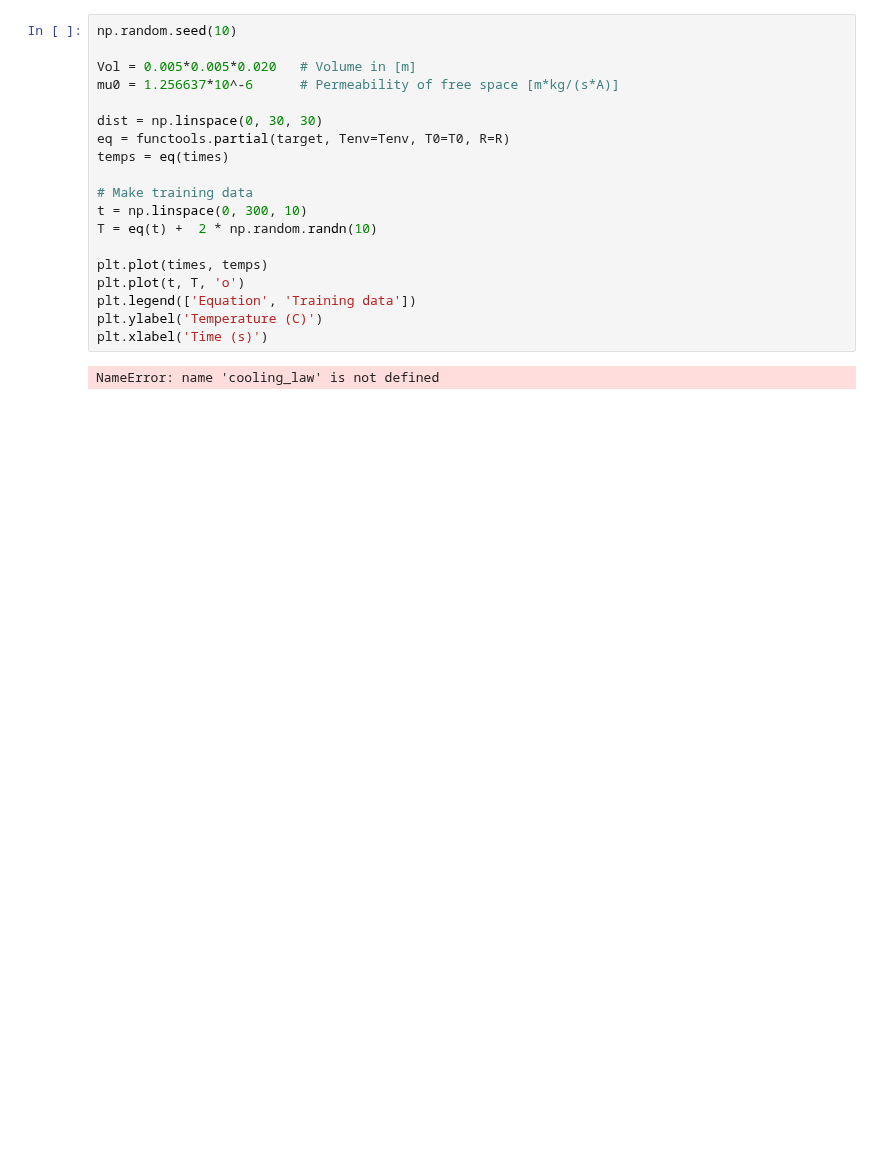
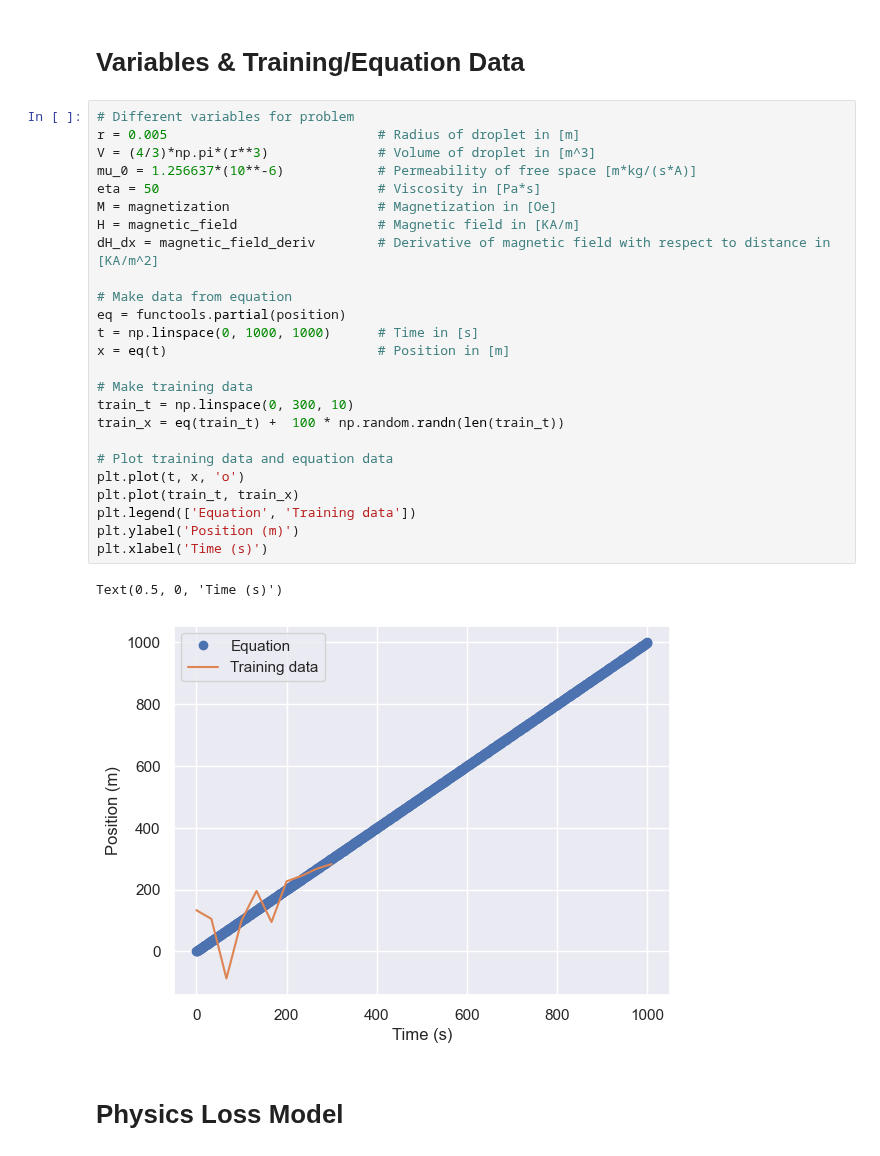
Before and after one commit to rahavdayan/pinns-model, a Jupyter notebook: src/ferrofluid/ferrofluid.ipynb, the cells around one changed output. Saved outputs shown, nothing was run; the diff lists cells and outputs as text; blank space fills up the shorter version.

```diff
--- a/src/ferrofluid/ferrofluid.ipynb
+++ b/src/ferrofluid/ferrofluid.ipynb
@@ -17,22 +18,33 @@ torch.manual_seed(42)
-# %%
-np.random.seed(10)
-
-Vol = 0.005*0.005*0.020   # Volume in [m]
-mu0 = 1.256637*10^-6      # Permeability of free space [m*kg/(s*A)]
-
-dist = np.linspace(0, 30, 30)
-eq = functools.partial(target, Tenv=Tenv, T0=T0, R=R)
-temps = eq(times)
-
-# Make training data
-t = np.linspace(0, 300, 10)
-T = eq(t) +  2 * np.random.randn(10)
-
-plt.plot(times, temps)
-plt.plot(t, T, 'o')
-plt.legend(['Equation', 'Training data'])
-plt.ylabel('Temperature (C)')
-plt.xlabel('Time (s)')
-# %% [output]
-NameError: name 'cooling_law' is not defined
+# %% [markdown]
+# Variables & Training/Equation Data
+# %%
+# Different variables for problem
+r = 0.005                           # Radius of droplet in [m]
+V = (4/3)*np.pi*(r**3)              # Volume of droplet in [m^3]
+mu_0 = 1.256637*(10**-6)            # Permeability of free space [m*kg/(s*A)]
+eta = 50                            # Viscosity in [Pa*s]
+M = magnetization                   # Magnetization in [Oe]
+H = magnetic_field                  # Magnetic field in [KA/m]
+dH_dx = magnetic_field_deriv        # Derivative of magnetic field with respect to distance in [KA/m^2]
+
+# Make data from equation
+eq = functools.partial(position)
+t = np.linspace(0, 1000, 1000)      # Time in [s]
+x = eq(t)                           # Position in [m]
+
+# Make training data
+train_t = np.linspace(0, 300, 10)
+train_x = eq(train_t) +  100 * np.random.randn(len(train_t))
+
+# Plot training data and equation data
+plt.plot(t, x, 'o')
+plt.plot(train_t, train_x)
+plt.legend(['Equation', 'Training data'])
+plt.ylabel('Position (m)')
+plt.xlabel('Time (s)')
+# %% [output]
+Text(0.5, 0, 'Time (s)')
+[figure, added]
+# %% [markdown]
+# Physics Loss Model
 # %%
```
Also changed, not shown: parts of 5 cells of this notebook, 2 other files.
